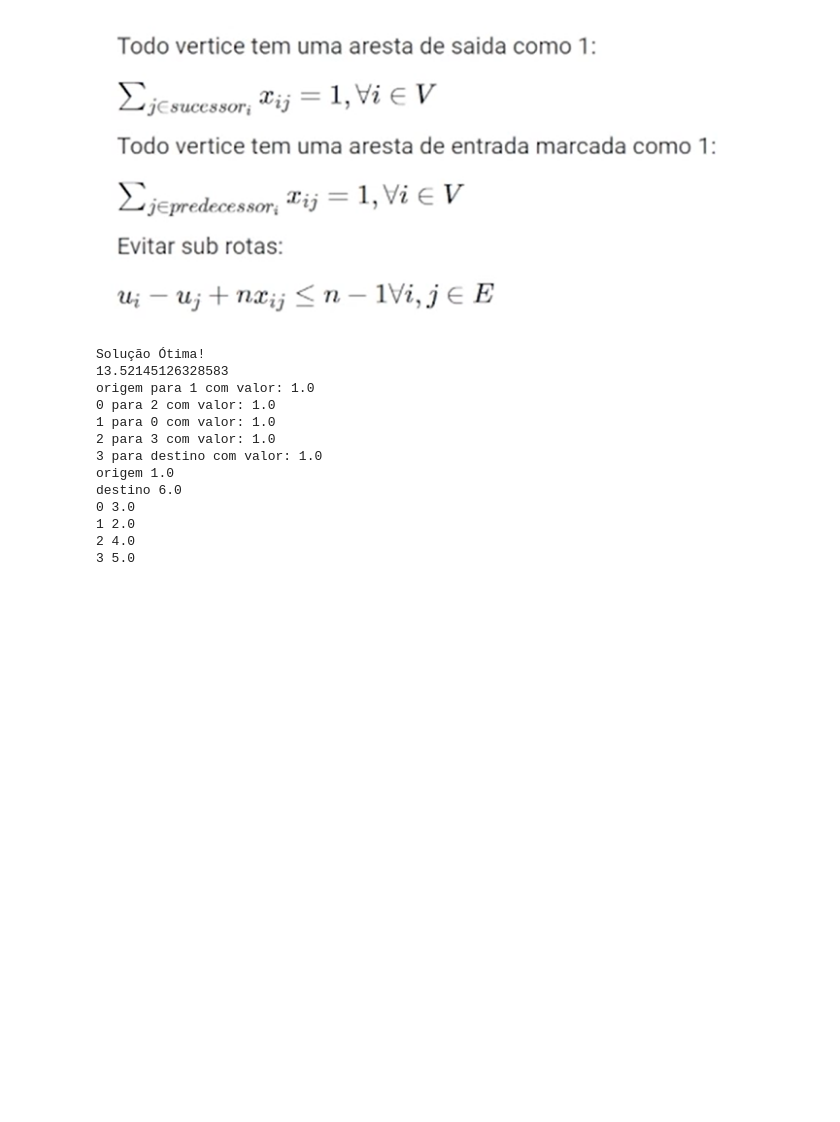
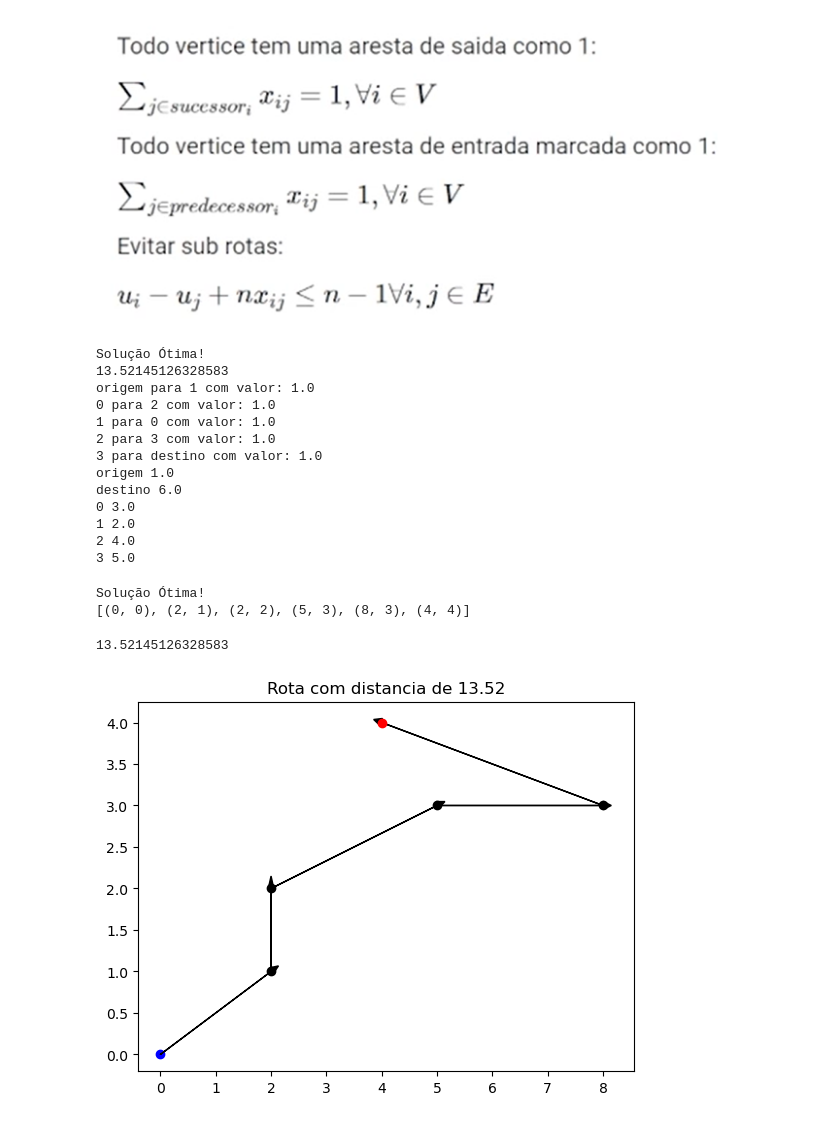
Before and after one commit to FilipePessoa30/otimizacao, a Jupyter notebook: 1-Problemas_de_rotas.ipynb, the cells around one changed output. Cells and saved outputs as stored; diff of their text form; code cells hidden in the pictures; blank space fills up the shorter version.

```diff
--- a/1-Problemas_de_rotas.ipynb
+++ b/1-Problemas_de_rotas.ipynb
@@ -645,3 +657,28 @@ destino 6.0
 1 2.0
 2 4.0
 3 5.0
+# %%
+melhor_rota = []
+distancia_percorrida = float('inf')
+
+status_descricao = {pywraplp.Solver.OPTIMAL: "Ótima", pywraplp.Solver.FEASIBLE: "Viável"}
+
+if status == pywraplp.Solver.OPTIMAL or status == pywraplp.Solver.FEASIBLE:
+    print("Solução ", status_descricao[status])
+    distancia_percorrida = modelo.Objective().Value()
+
+    melhor_rota = [0]*n
+    for i in G.nodes():
+        indice = round(u[i].solution_value()) -1
+        melhor_rota[indice] = G.nodes[i]["local"]
+
+
+print(melhor_rota)
+# %% [output]
+Solução Ótima!
+[(0, 0), (2, 1), (2, 2), (5, 3), (8, 3), (4, 4)]
+# %%
+desenhar_rota(melhor_rota)
+# %% [output]
+13.52145126328583
+[figure, added]
```
Also changed, not shown: parts of 50 cells of this notebook, 1 other file.
